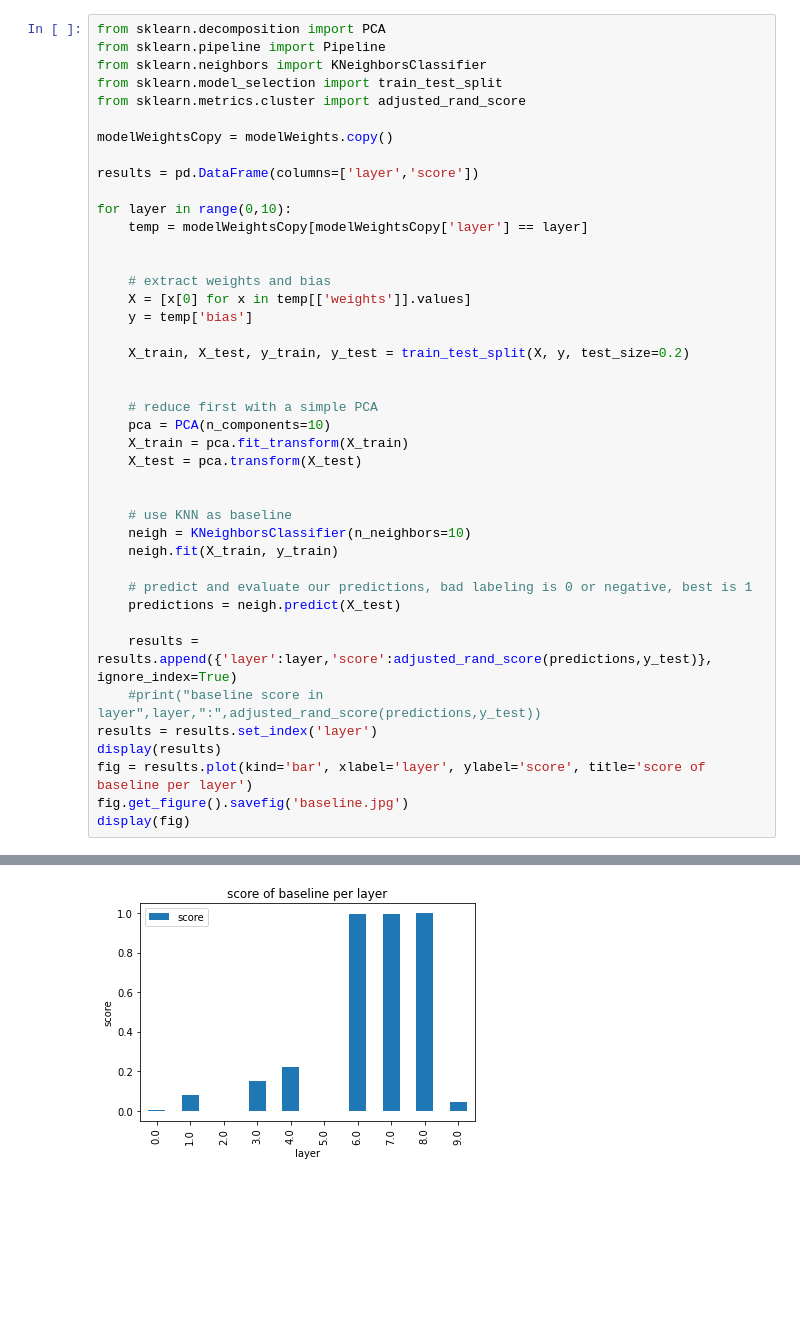
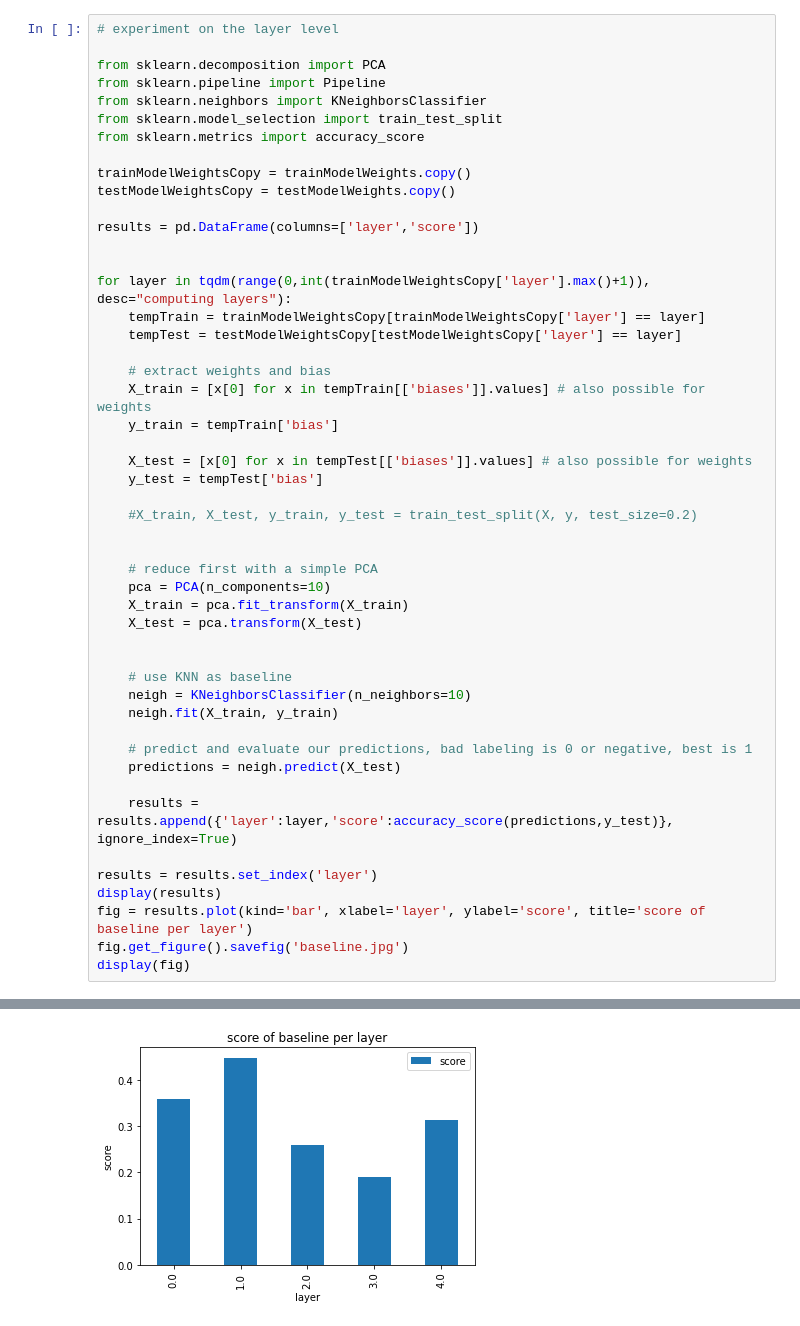
Before and after one commit to ghjuliasialelli/dl21, a Jupyter notebook: baseline.ipynb, the cells around one changed output, grey strips where cells are left out. Saved outputs shown, nothing was run; the diff lists cells and outputs as text; blank space fills up the shorter version.

```diff
--- a/baseline.ipynb
+++ b/baseline.ipynb
@@ -48,23 +51,30 @@ modelWeights
 # %%
+# experiment on the layer level
+
 from sklearn.decomposition import PCA
 from sklearn.pipeline import Pipeline
 from sklearn.neighbors import KNeighborsClassifier
 from sklearn.model_selection import train_test_split
-from sklearn.metrics.cluster import adjusted_rand_score
+from sklearn.metrics import accuracy_score
 
-modelWeightsCopy = modelWeights.copy()
+trainModelWeightsCopy = trainModelWeights.copy()
+testModelWeightsCopy = testModelWeights.copy()
 
 results = pd.DataFrame(columns=['layer','score'])
 
-for layer in range(0,10):
-    temp = modelWeightsCopy[modelWeightsCopy['layer'] == layer]
 
+for layer in tqdm(range(0,int(trainModelWeightsCopy['layer'].max()+1)), desc="computing layers"):
+    tempTrain = trainModelWeightsCopy[trainModelWeightsCopy['layer'] == layer]
+    tempTest = testModelWeightsCopy[testModelWeightsCopy['layer'] == layer]
 
     # extract weights and bias
-    X = [x[0] for x in temp[['weights']].values]
-    y = temp['bias']
+    X_train = [x[0] for x in tempTrain[['biases']].values] # also possible for weights
+    y_train = tempTrain['bias']
 
-    X_train, X_test, y_train, y_test = train_test_split(X, y, test_size=0.2)
+    X_test = [x[0] for x in tempTest[['biases']].values] # also possible for weights
+    y_test = tempTest['bias']
+
+    #X_train, X_test, y_train, y_test = train_test_split(X, y, test_size=0.2)
 
 
     # reduce first with a simple PCA
@@ -80,8 +90,8 @@ for layer in range(0,10):
     # predict and evaluate our predictions, bad labeling is 0 or negative, best is 1
     predictions = neigh.predict(X_test)
 
-    results = results.append({'layer':layer,'score':adjusted_rand_score(predictions,y_test)}, ignore_index=True)
-    #print("baseline score in layer",layer,":",adjusted_rand_score(predictions,y_test))
+    results = results.append({'layer':layer,'score':accuracy_score(predictions,y_test)}, ignore_index=True)
+
 results = results.set_index('layer')
 display(results)
 fig = results.plot(kind='bar', xlabel='layer', ylabel='score', title='score of baseline per layer')
@@ -103,2 +108,2 @@ display(fig)
 <AxesSubplot:title={'center':'score of baseline per layer'}, xlabel='layer', ylabel='score'>
-[figure, old version]
+[figure, new version]
```
Also changed, not shown: parts of 5 cells of this notebook.
